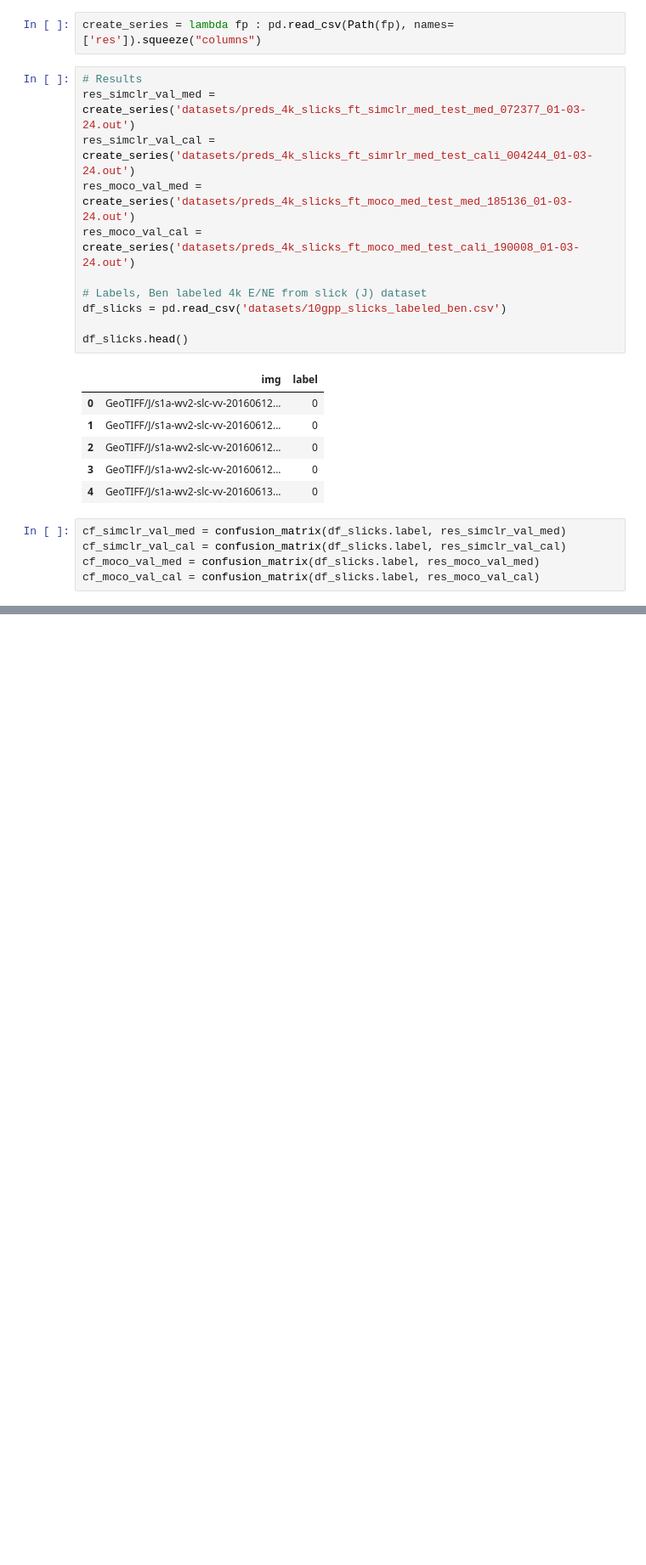
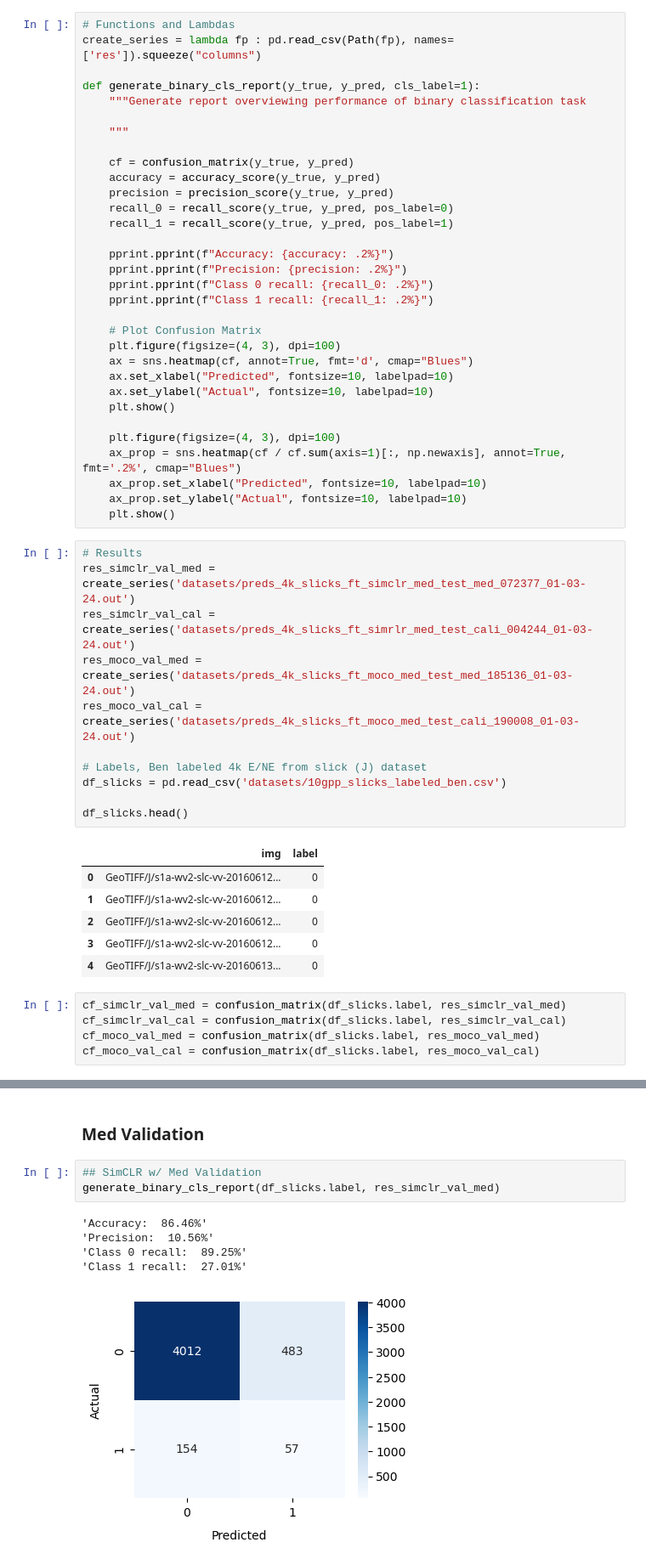
Before and after one commit to jpl-slice/kai_workspace, a Jupyter notebook: nbs/sar_4k_10GPP_slick_inference_010324.ipynb, the cells around one changed output, grey strips where cells are left out. Shown at 85% size. Saved outputs shown, nothing was run; the diff lists cells and outputs as text; blank space fills up the shorter version.

```diff
--- a/nbs/sar_4k_10GPP_slick_inference_010324.ipynb
+++ b/nbs/sar_4k_10GPP_slick_inference_010324.ipynb
@@ -17,5 +21,35 @@ from sklearn.metrics import confusion_matrix, accuracy_score, precision_score, r
 # %%
+# Functions and Lambdas
 create_series = lambda fp : pd.read_csv(Path(fp), names=['res']).squeeze("columns")
+
+def generate_binary_cls_report(y_true, y_pred, cls_label=1):
+    """Generate report overviewing performance of binary classification task
+
+    """
+
+    cf = confusion_matrix(y_true, y_pred)
+    accuracy = accuracy_score(y_true, y_pred)
+    precision = precision_score(y_true, y_pred)
+    recall_0 = recall_score(y_true, y_pred, pos_label=0)
+    recall_1 = recall_score(y_true, y_pred, pos_label=1)
+
+    pprint.pprint(f"Accuracy: {accuracy: .2%}")
+    pprint.pprint(f"Precision: {precision: .2%}")
+    pprint.pprint(f"Class 0 recall: {recall_0: .2%}")
+    pprint.pprint(f"Class 1 recall: {recall_1: .2%}")
+
+    # Plot Confusion Matrix
+    plt.figure(figsize=(4, 3), dpi=100)
+    ax = sns.heatmap(cf, annot=True, fmt='d', cmap="Blues")
+    ax.set_xlabel("Predicted", fontsize=10, labelpad=10)
+    ax.set_ylabel("Actual", fontsize=10, labelpad=10)
+    plt.show()
+
+    plt.figure(figsize=(4, 3), dpi=100)
+    ax_prop = sns.heatmap(cf / cf.sum(axis=1)[:, np.newaxis], annot=True, fmt='.2%', cmap="Blues")
+    ax_prop.set_xlabel("Predicted", fontsize=10, labelpad=10)
+    ax_prop.set_ylabel("Actual", fontsize=10, labelpad=10)
+    plt.show()
 # %%
 # Results
 res_simclr_val_med = create_series('datasets/preds_4k_slicks_ft_simclr_med_test_med_072377_01-03-24.out')
@@ -76,0 +79,11 @@ array([[4357,  138],
+# %% [markdown]
+### Med Validation
+# %%
+## SimCLR w/ Med Validation
+generate_binary_cls_report(df_slicks.label, res_simclr_val_med)
+# %% [output]
+'Accuracy:  86.46%'
+'Precision:  10.56%'
+'Class 0 recall:  89.25%'
+'Class 1 recall:  27.01%'
+[figure, added]
```
Also changed, not shown: parts of 14 cells of this notebook, 3 other files.
